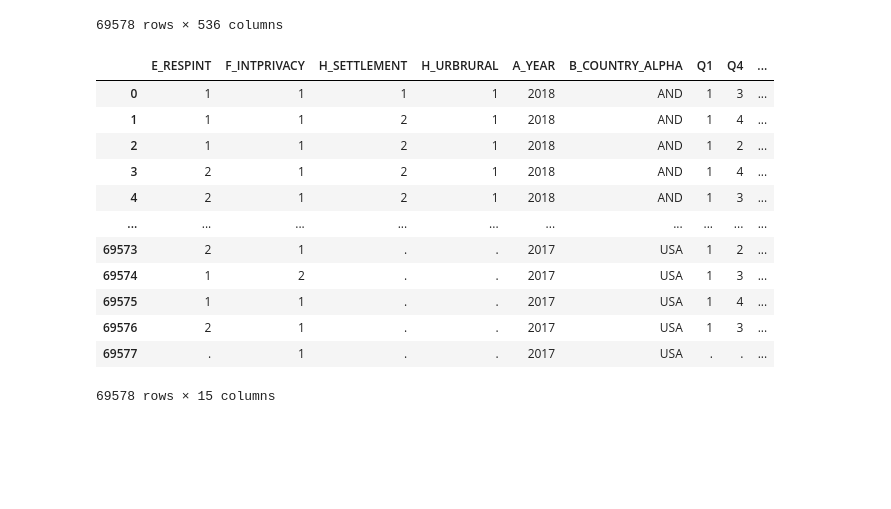
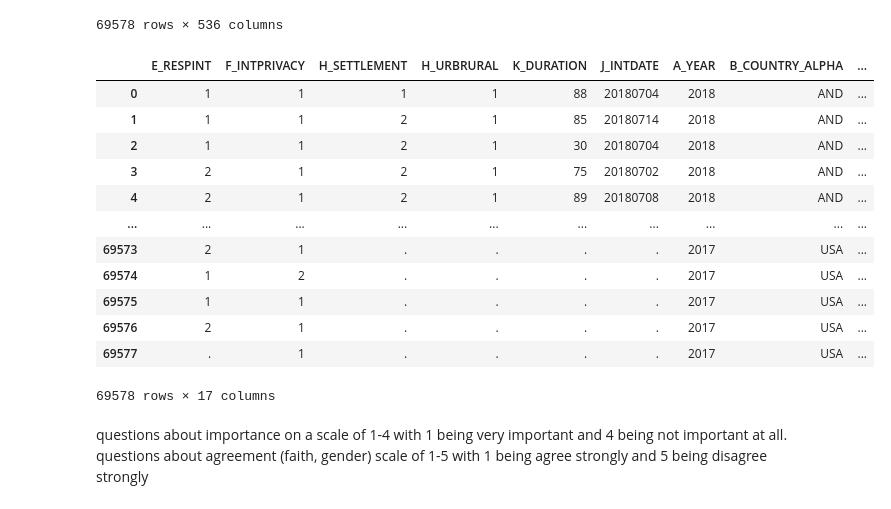
Before and after one commit to ds-modules/POLSCI3-Fa20-Dev, a Jupyter notebook: project/World Values Data Cleaning.ipynb, the cells around one changed output. Saved outputs shown, nothing was run; the diff lists cells and outputs as text; code cells hidden in the pictures; blank space fills up the shorter version.

```diff
--- a/project/World Values Data Cleaning.ipynb
+++ b/project/World Values Data Cleaning.ipynb
@@ -25,20 +26,20 @@ world_values
 | 69577 | 840 | 7 | 2 | USA | 2 | USA | 2017 | 840073596 | . | ... |
 69578 rows × 536 columns
 # %%
-world_values = world_values[['E_RESPINT', 'F_INTPRIVACY', 'H_SETTLEMENT', 'H_URBRURAL', 'A_YEAR', 'B_COUNTRY_ALPHA', 'Q1', 'Q4', 'Q5', 'Q6', 'Q29', 'Q30', 'Q33', 'Q160', 'Q164']]
+world_values = world_values[['E_RESPINT', 'F_INTPRIVACY', 'H_SETTLEMENT', 'H_URBRURAL', 'K_DURATION', 'J_INTDATE', 'A_YEAR', 'B_COUNTRY_ALPHA', 'Q1', 'Q4', 'Q5', 'Q6', 'Q29', 'Q30', 'Q33', 'Q160', 'Q164']]
 world_values
 # %% [output]
-|  | E_RESPINT | F_INTPRIVACY | H_SETTLEMENT | H_URBRURAL | A_YEAR | B_COUNTRY_ALPHA | Q1 | Q4 | ... |
-| 0 | 1 | 1 | 1 | 1 | 2018 | AND | 1 | 3 | ... |
-| 1 | 1 | 1 | 2 | 1 | 2018 | AND | 1 | 4 | ... |
-| 2 | 1 | 1 | 2 | 1 | 2018 | AND | 1 | 2 | ... |
-| 3 | 2 | 1 | 2 | 1 | 2018 | AND | 1 | 4 | ... |
-| 4 | 2 | 1 | 2 | 1 | 2018 | AND | 1 | 3 | ... |
+|  | E_RESPINT | F_INTPRIVACY | H_SETTLEMENT | H_URBRURAL | K_DURATION | J_INTDATE | A_YEAR | B_COUNTRY_ALPHA | ... |
+| 0 | 1 | 1 | 1 | 1 | 88 | 20180704 | 2018 | AND | ... |
+| 1 | 1 | 1 | 2 | 1 | 85 | 20180714 | 2018 | AND | ... |
+| 2 | 1 | 1 | 2 | 1 | 30 | 20180704 | 2018 | AND | ... |
+| 3 | 2 | 1 | 2 | 1 | 75 | 20180702 | 2018 | AND | ... |
+| 4 | 2 | 1 | 2 | 1 | 89 | 20180708 | 2018 | AND | ... |
 | ... | ... | ... | ... | ... | ... | ... | ... | ... | ... |
-| 69573 | 2 | 1 | . | . | 2017 | USA | 1 | 2 | ... |
-| 69574 | 1 | 2 | . | . | 2017 | USA | 1 | 3 | ... |
-| 69575 | 1 | 1 | . | . | 2017 | USA | 1 | 4 | ... |
-| 69576 | 2 | 1 | . | . | 2017 | USA | 1 | 3 | ... |
-| 69577 | . | 1 | . | . | 2017 | USA | . | . | ... |
+| 69573 | 2 | 1 | . | . | . | . | 2017 | USA | ... |
+| 69574 | 1 | 2 | . | . | . | . | 2017 | USA | ... |
+| 69575 | 1 | 1 | . | . | . | . | 2017 | USA | ... |
+| 69576 | 2 | 1 | . | . | . | . | 2017 | USA | ... |
+| 69577 | . | 1 | . | . | . | . | 2017 | USA | ... |
-69578 rows × 15 columns
+69578 rows × 17 columns
 # %%
@@ -200,3 +196,6 @@ world_values = world_values.dropna()
+# %% [markdown]
+questions about importance on a scale of 1-4 with 1 being very important and 4 being not important at all.
+questions about agreement (faith, gender) scale of 1-5 with 1 being agree strongly and 5 being disagree strongly
 # %%
 world_values
 # %% [output]
```
Also changed, not shown: parts of 3 cells of this notebook.
